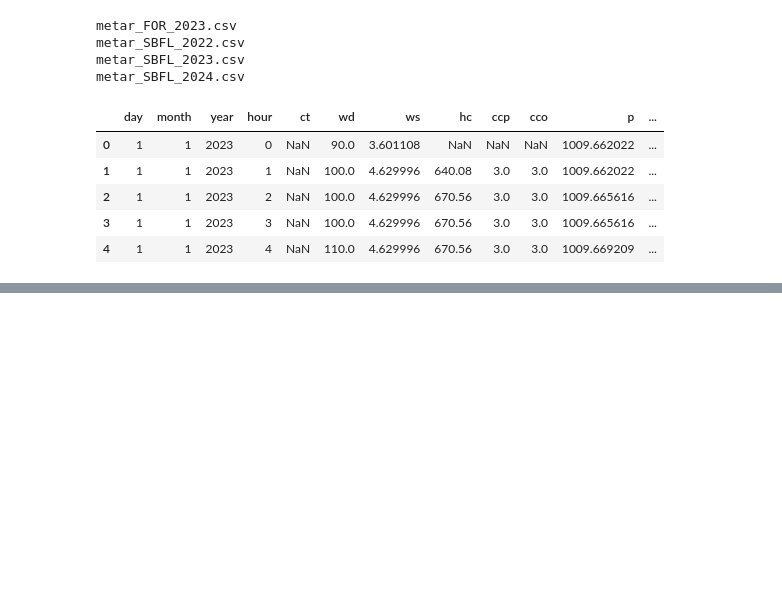
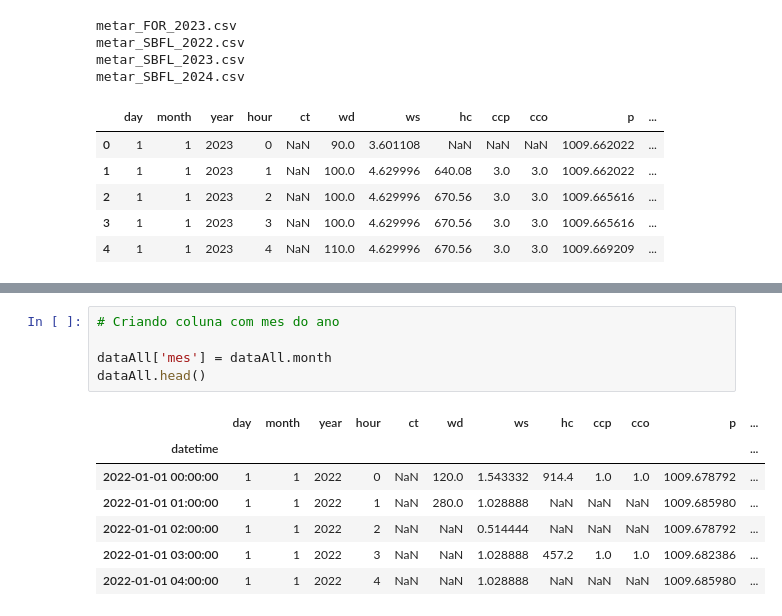
Before and after one commit to leohoinaski/ENS410064, a Jupyter notebook: 2024/notebooks/Aula03.ipynb, the cells around one changed output, grey strips where cells are left out. Saved outputs shown, nothing was run; the diff lists cells and outputs as text; blank space fills up the shorter version.

```diff
--- a/2024/notebooks/Aula03.ipynb
+++ b/2024/notebooks/Aula03.ipynb
@@ -160,0 +238,13 @@ SBFL
+# %%
+# Criando coluna com mes do ano
+
+dataAll['mes'] = dataAll.month
+dataAll.head()
+# %% [output]
+|  | day | month | year | hour | ct | wd | ws | hc | ccp | cco | p | ... |
+| datetime |  |  |  |  |  |  |  |  |  |  |  | ... |
+| 2022-01-01 00:00:00 | 1 | 1 | 2022 | 0 | NaN | 120.0 | 1.543332 | 914.4 | 1.0 | 1.0 | 1009.678792 | ... |
+| 2022-01-01 01:00:00 | 1 | 1 | 2022 | 1 | NaN | 280.0 | 1.028888 | NaN | NaN | NaN | 1009.685980 | ... |
+| 2022-01-01 02:00:00 | 1 | 1 | 2022 | 2 | NaN | NaN | 0.514444 | NaN | NaN | NaN | 1009.678792 | ... |
+| 2022-01-01 03:00:00 | 1 | 1 | 2022 | 3 | NaN | NaN | 1.028888 | 457.2 | 1.0 | 1.0 | 1009.682386 | ... |
+| 2022-01-01 04:00:00 | 1 | 1 | 2022 | 4 | NaN | NaN | 1.028888 | NaN | NaN | NaN | 1009.685980 | ... |
```
Also changed, not shown: parts of 10 cells of this notebook, 1 other file.
